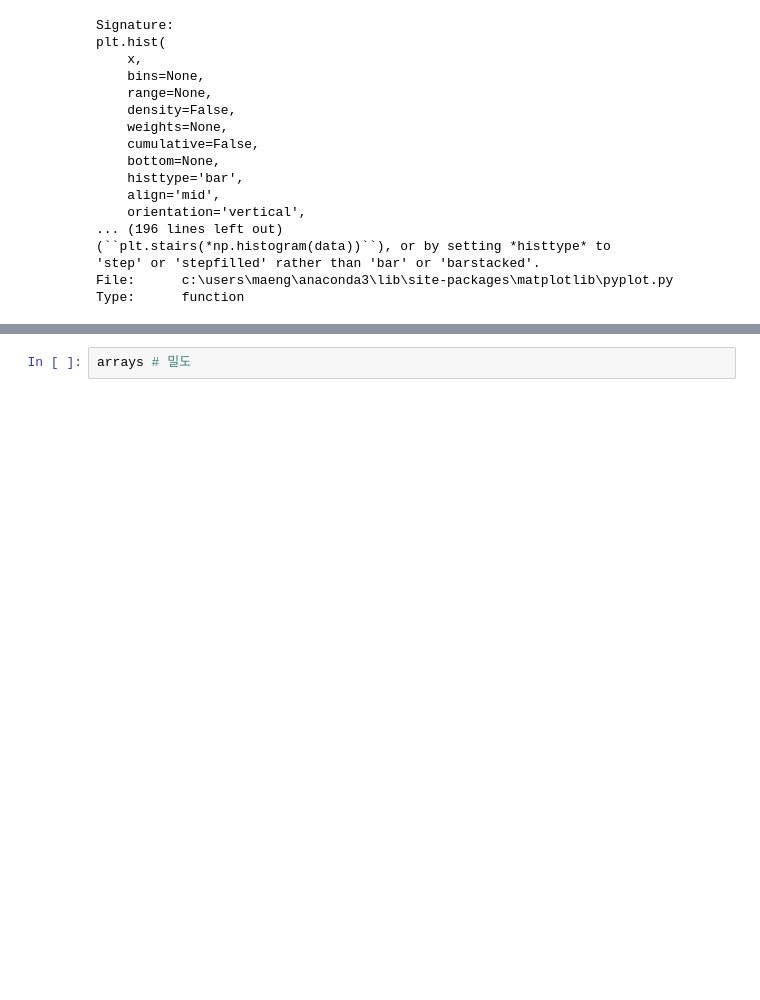
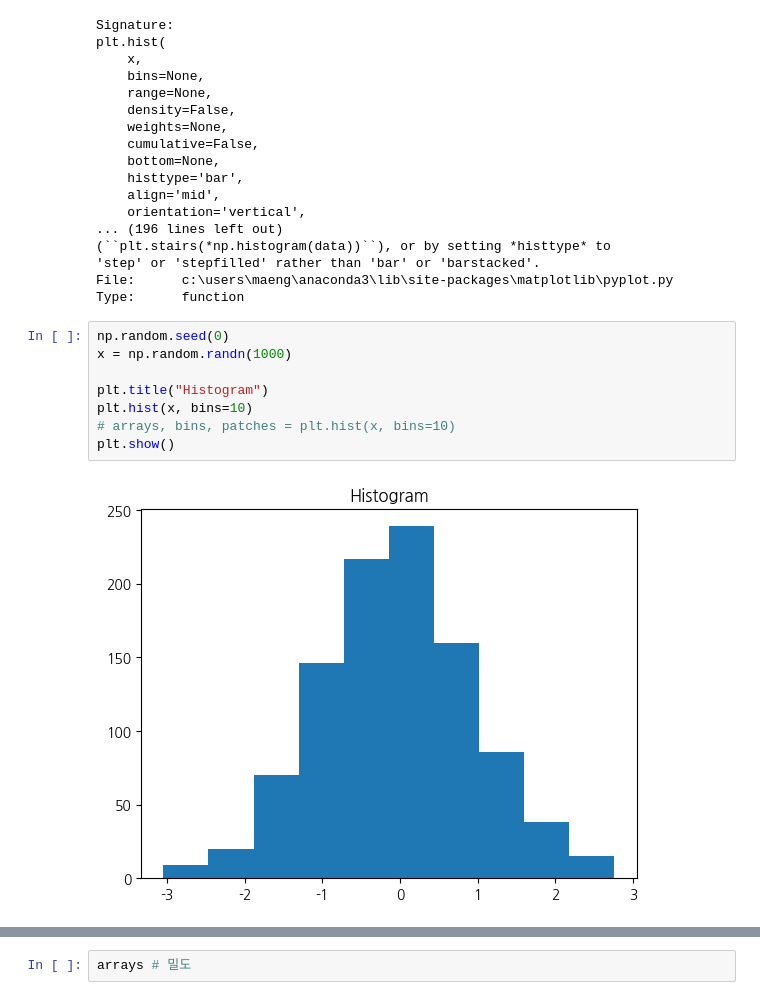
Before and after one commit to yamuzer/WASSUP3, a Jupyter notebook: 04_Data_Visualization/02_맷플롯리브의 여러가지 플롯.ipynb, the cells around one changed output, grey strips where cells are left out. Drawn from its saved outputs; the diff is of its cells as text; blank space fills up the shorter version.

```diff
--- a/04_Data_Visualization/02_맷플롯리브의 여러가지 플롯.ipynb
+++ b/04_Data_Visualization/02_맷플롯리브의 여러가지 플롯.ipynb
@@ -321,6 +379,16 @@ plt.hist(
 'step' or 'stepfilled' rather than 'bar' or 'barstacked'.
 File:      c:\users\maeng\anaconda3\lib\site-packages\matplotlib\pyplot.py
 Type:      function
+# %%
+np.random.seed(0)
+x = np.random.randn(1000)
+
+plt.title("Histogram")
+plt.hist(x, bins=10)
+# arrays, bins, patches = plt.hist(x, bins=10)
+plt.show()
+# %% [output]
+[figure, added]
 # %%
 np.random.seed(0)
 x = np.random.randn(1000)
```
Also changed, not shown: parts of 37 cells of this notebook, 5 other files.
